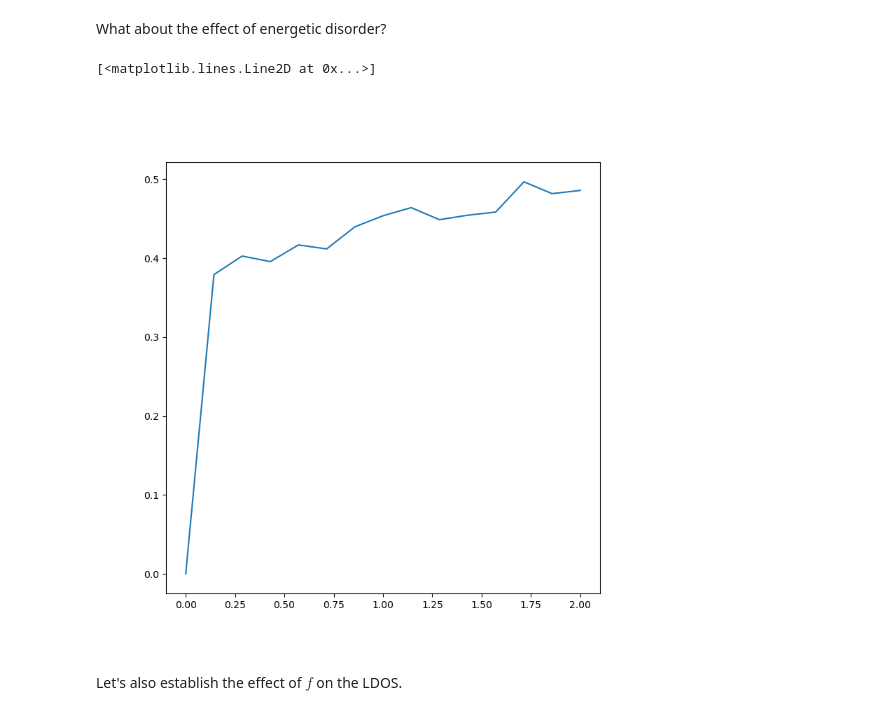
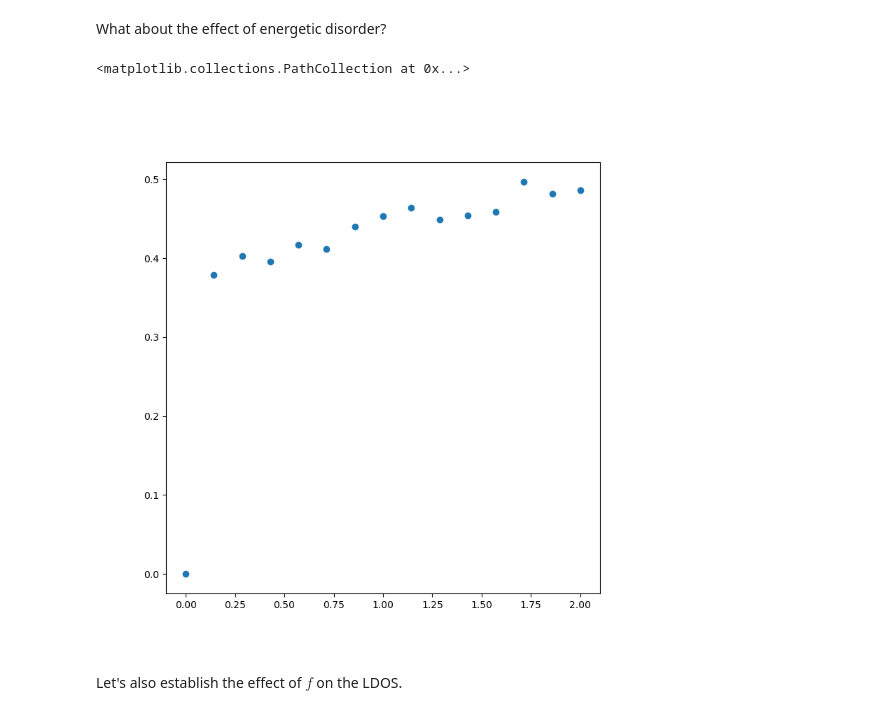
Before and after one commit to brianz98/eigenstate-thermolization, a Jupyter notebook: eigenstate-thermolization.ipynb, the cells around one changed output. Drawn from its saved outputs; the diff is of its cells as text; code cells hidden in the pictures.

```diff
--- a/eigenstate-thermolization.ipynb
+++ b/eigenstate-thermolization.ipynb
@@ -353,12 +364,14 @@ for i,em_sigma in enumerate(np.linspace(0,2,15)):
     r_indx[i] = get_r_index(qw, 10)
 
 np.savetxt('data/501_0.3_2.2_0-2_0_0.dat', r_indx)
+# %%
+r_indx = np.loadtxt('data/501_0.3_2.2_0-2_0_0.dat')
 # %%
 f,ax = plt.subplots(figsize=(8,8))
-ax.plot(np.linspace(0,2,15), r_indx)
+ax.scatter(np.linspace(0,2,15), r_indx)
 # %% [output]
-[<matplotlib.lines.Line2D at 0x...>]
+<matplotlib.collections.PathCollection at 0x...>
-[figure, old version]
+[figure, new version]
 # %% [markdown]
 Let's also establish the effect of $f$ on the LDOS.
 # %%
```
Also changed, not shown: parts of 3 cells of this notebook, 1 other file.
